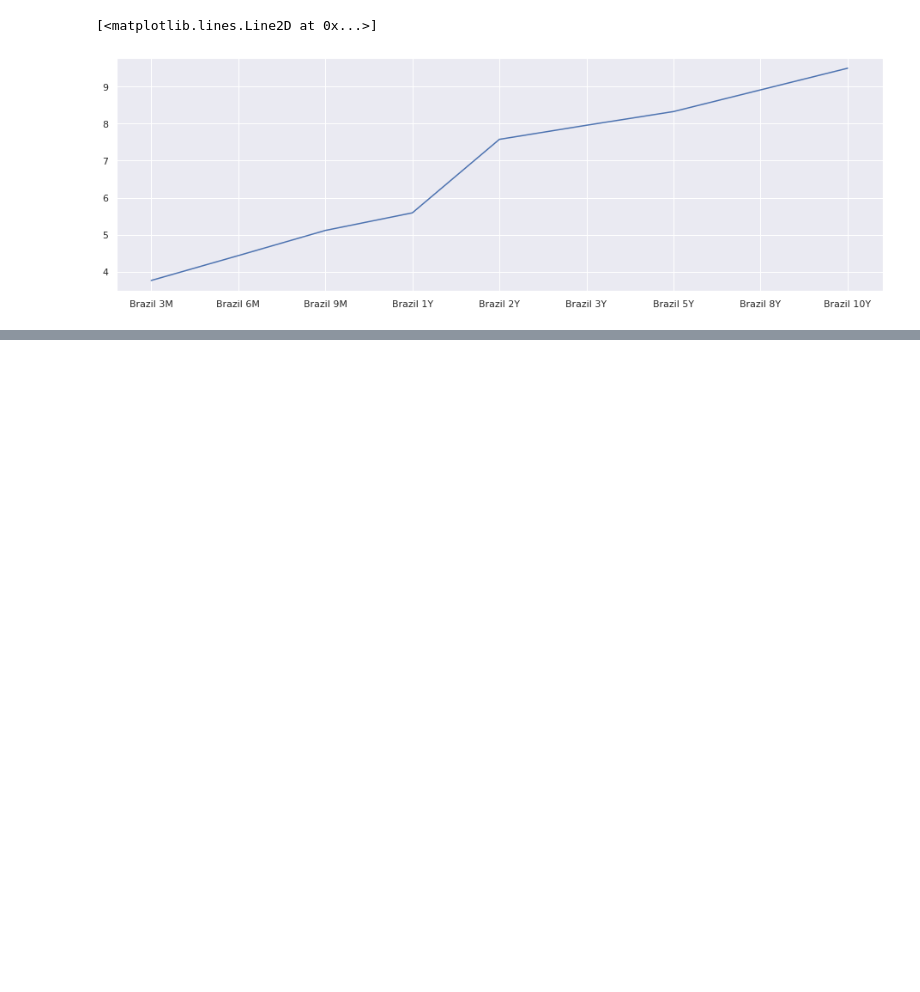
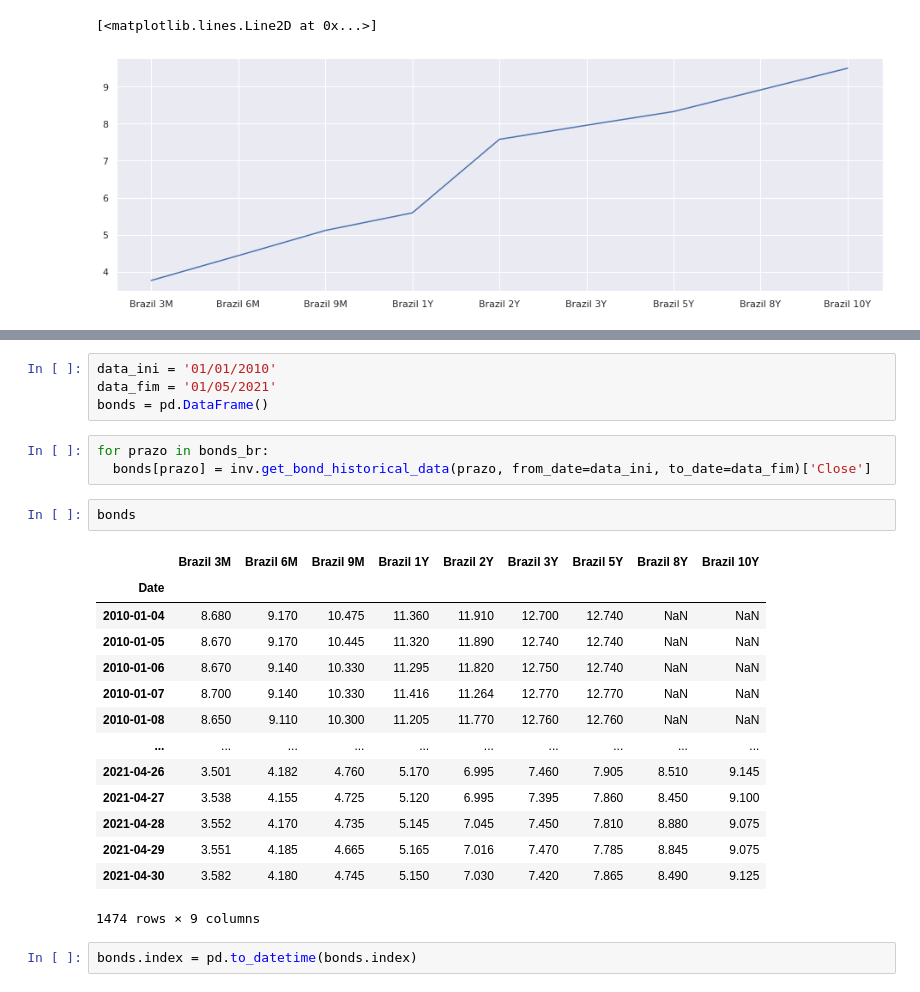
Before and after one commit to rcarasek/Python-for-Investment, a Jupyter notebook: CURVA_DE_JUROS.ipynb, the cells around one changed output, grey strips where cells are left out. Cells and saved outputs as stored; diff of their text form; blank space fills up the shorter version.

```diff
--- a/CURVA_DE_JUROS.ipynb
+++ b/CURVA_DE_JUROS.ipynb
@@ -72,0 +104,26 @@ plt.plot(bonds_br, bonds_overview['last_close'])
+# %%
+data_ini = '01/01/2010'
+data_fim = '01/05/2021'
+bonds = pd.DataFrame()
+# %%
+for prazo in bonds_br:
+  bonds[prazo] = inv.get_bond_historical_data(prazo, from_date=data_ini, to_date=data_fim)['Close']
+# %%
+bonds
+# %% [output]
+|  | Brazil 3M | Brazil 6M | Brazil 9M | Brazil 1Y | Brazil 2Y | Brazil 3Y | Brazil 5Y | Brazil 8Y | Brazil 10Y |
+| Date |  |  |  |  |  |  |  |  |  |
+| 2010-01-04 | 8.680 | 9.170 | 10.475 | 11.360 | 11.910 | 12.700 | 12.740 | NaN | NaN |
+| 2010-01-05 | 8.670 | 9.170 | 10.445 | 11.320 | 11.890 | 12.740 | 12.740 | NaN | NaN |
+| 2010-01-06 | 8.670 | 9.140 | 10.330 | 11.295 | 11.820 | 12.750 | 12.740 | NaN | NaN |
+| 2010-01-07 | 8.700 | 9.140 | 10.330 | 11.416 | 11.264 | 12.770 | 12.770 | NaN | NaN |
+| 2010-01-08 | 8.650 | 9.110 | 10.300 | 11.205 | 11.770 | 12.760 | 12.760 | NaN | NaN |
+| ... | ... | ... | ... | ... | ... | ... | ... | ... | ... |
+| 2021-04-26 | 3.501 | 4.182 | 4.760 | 5.170 | 6.995 | 7.460 | 7.905 | 8.510 | 9.145 |
+| 2021-04-27 | 3.538 | 4.155 | 4.725 | 5.120 | 6.995 | 7.395 | 7.860 | 8.450 | 9.100 |
+| 2021-04-28 | 3.552 | 4.170 | 4.735 | 5.145 | 7.045 | 7.450 | 7.810 | 8.880 | 9.075 |
+| 2021-04-29 | 3.551 | 4.185 | 4.665 | 5.165 | 7.016 | 7.470 | 7.785 | 8.845 | 9.075 |
+| 2021-04-30 | 3.582 | 4.180 | 4.745 | 5.150 | 7.030 | 7.420 | 7.865 | 8.490 | 9.125 |
+1474 rows × 9 columns
+# %%
+bonds.index = pd.to_datetime(bonds.index)
```
Also changed, not shown: parts of 9 cells of this notebook.
